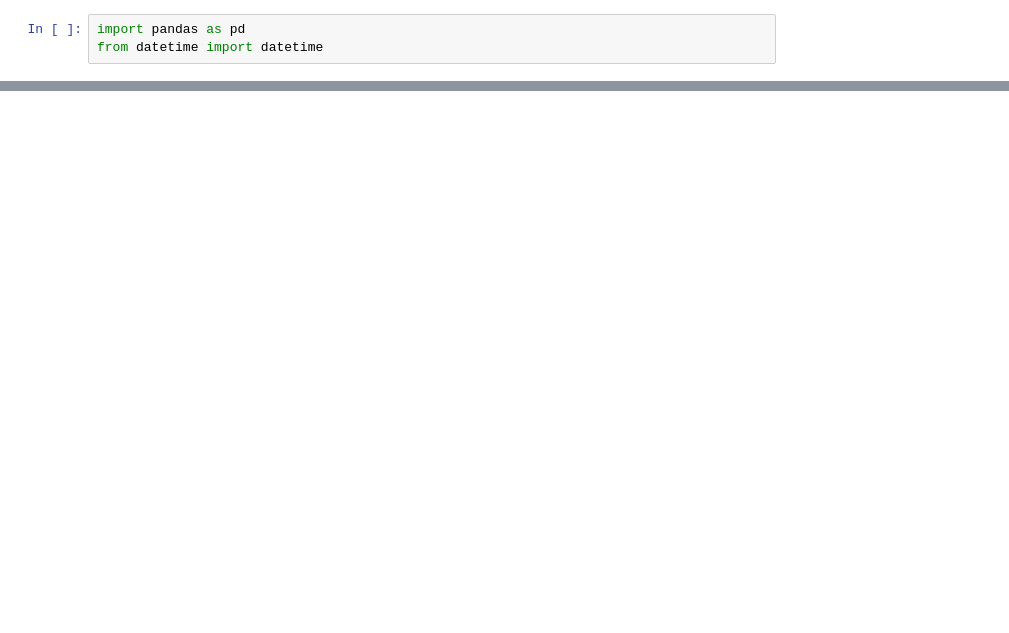
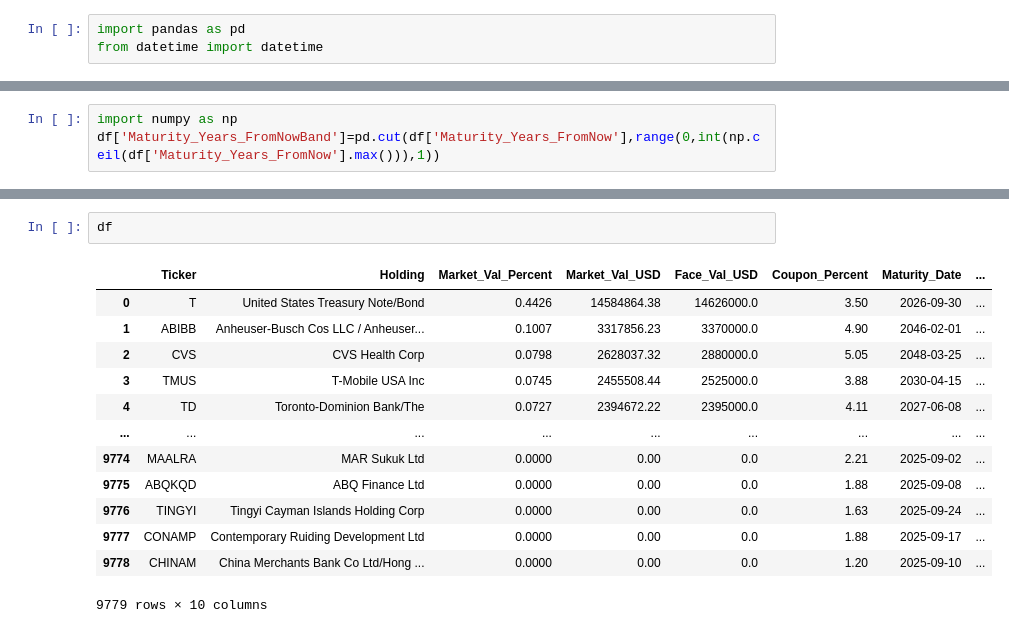
Before and after one commit to jamiegleave/econ, a Jupyter notebook: vdpa.ipynb, the cells around one changed output, grey strips where cells are left out. Saved outputs shown, nothing was run; the diff lists cells and outputs as text; blank space fills up the shorter version.

```diff
--- a/vdpa.ipynb
+++ b/vdpa.ipynb
@@ -144,0 +216,3 @@ col_mapping = dict(zip(expected_cols,cols))
+# %%
+import numpy as np
+df['Maturity_Years_FromNowBand']=pd.cut(df['Maturity_Years_FromNow'],range(0,int(np.ceil(df['Maturity_Years_FromNow'].max())),1))
@@ -144,0 +235,16 @@ col_mapping = dict(zip(expected_cols,cols))
+# %%
+df
+# %% [output]
+|  | Ticker | Holding | Market_Val_Percent | Market_Val_USD | Face_Val_USD | Coupon_Percent | Maturity_Date | ... |
+| 0 | T | United States Treasury Note/Bond | 0.4426 | 14584864.38 | 14626000.0 | 3.50 | 2026-09-30 | ... |
+| 1 | ABIBB | Anheuser-Busch Cos LLC / Anheuser... | 0.1007 | 3317856.23 | 3370000.0 | 4.90 | 2046-02-01 | ... |
+| 2 | CVS | CVS Health Corp | 0.0798 | 2628037.32 | 2880000.0 | 5.05 | 2048-03-25 | ... |
+| 3 | TMUS | T-Mobile USA Inc | 0.0745 | 2455508.44 | 2525000.0 | 3.88 | 2030-04-15 | ... |
+| 4 | TD | Toronto-Dominion Bank/The | 0.0727 | 2394672.22 | 2395000.0 | 4.11 | 2027-06-08 | ... |
+| ... | ... | ... | ... | ... | ... | ... | ... | ... |
+| 9774 | MAALRA | MAR Sukuk Ltd | 0.0000 | 0.00 | 0.0 | 2.21 | 2025-09-02 | ... |
+| 9775 | ABQKQD | ABQ Finance Ltd | 0.0000 | 0.00 | 0.0 | 1.88 | 2025-09-08 | ... |
+| 9776 | TINGYI | Tingyi Cayman Islands Holding Corp | 0.0000 | 0.00 | 0.0 | 1.63 | 2025-09-24 | ... |
+| 9777 | CONAMP | Contemporary Ruiding Development Ltd | 0.0000 | 0.00 | 0.0 | 1.88 | 2025-09-17 | ... |
+| 9778 | CHINAM | China Merchants Bank Co Ltd/Hong ... | 0.0000 | 0.00 | 0.0 | 1.20 | 2025-09-10 | ... |
+9779 rows × 10 columns
```
Also changed, not shown: parts of 14 cells of this notebook.
